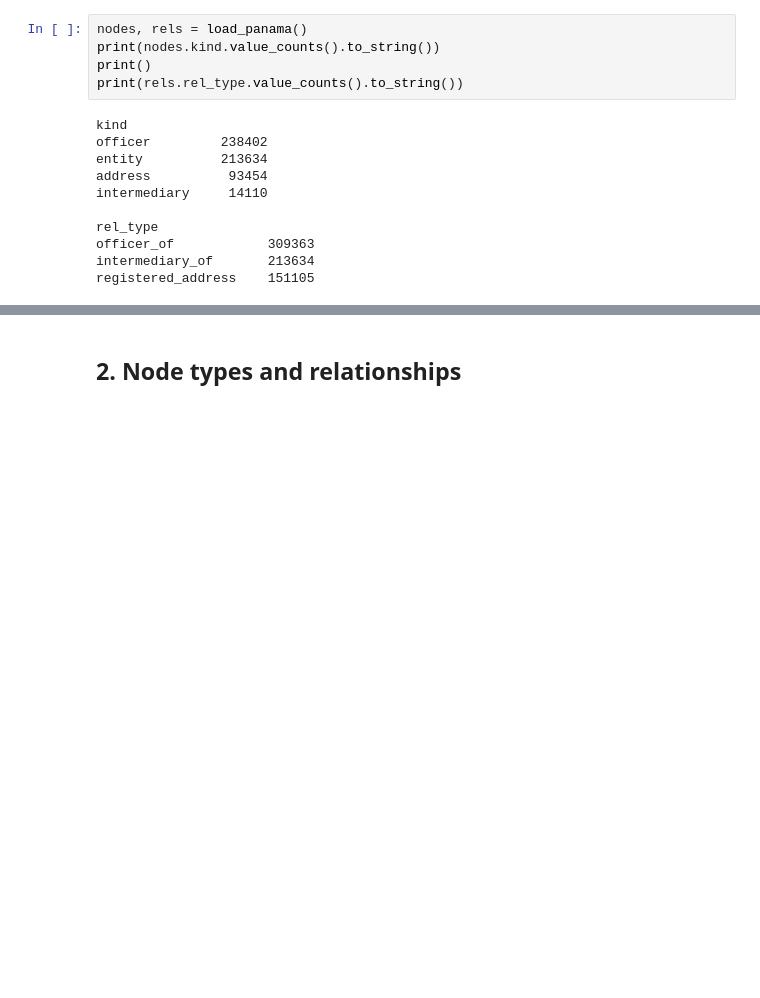
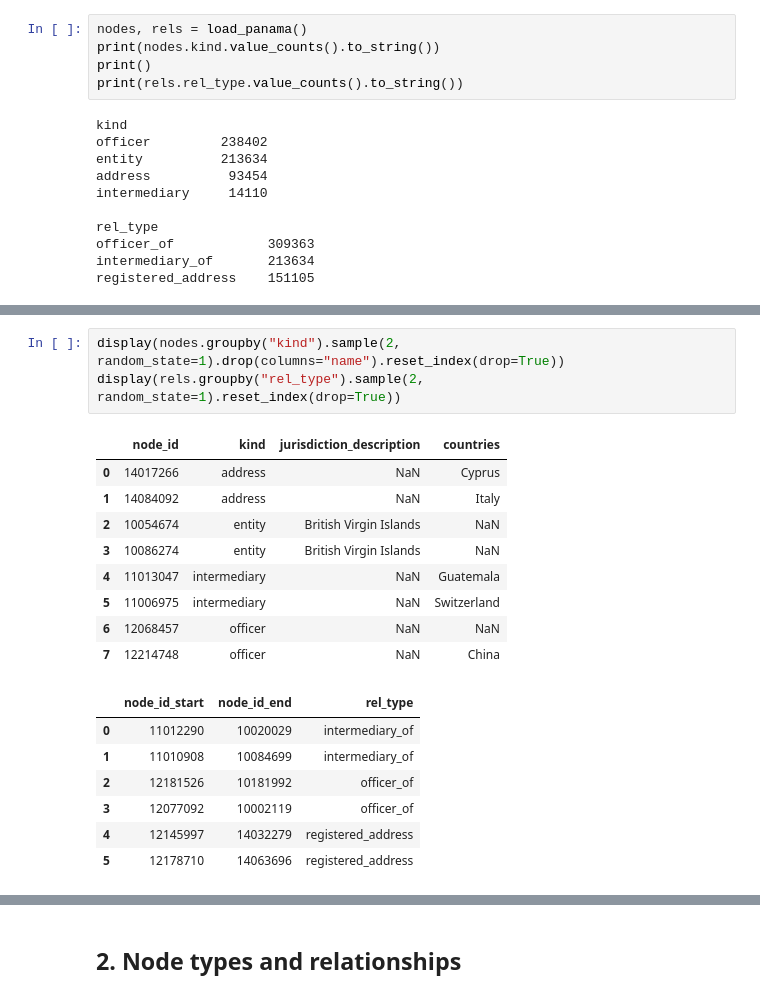
Before and after one commit to achillekrtf/offshore-graph, a Jupyter notebook: notebooks/01_data_and_graph.ipynb, the cells around one changed output, grey strips where cells are left out. Drawn from its saved outputs; the diff is of its cells as text; blank space fills up the shorter version.

```diff
--- a/notebooks/01_data_and_graph.ipynb
+++ b/notebooks/01_data_and_graph.ipynb
@@ -43,0 +142,20 @@ registered_address    151105
+# %%
+display(nodes.groupby("kind").sample(2, random_state=1).drop(columns="name").reset_index(drop=True))
+display(rels.groupby("rel_type").sample(2, random_state=1).reset_index(drop=True))
+# %% [output]
+|  | node_id | kind | jurisdiction_description | countries |
+| 0 | 14017266 | address | NaN | Cyprus |
+| 1 | 14084092 | address | NaN | Italy |
+| 2 | 10054674 | entity | British Virgin Islands | NaN |
+| 3 | 10086274 | entity | British Virgin Islands | NaN |
+| 4 | 11013047 | intermediary | NaN | Guatemala |
+| 5 | 11006975 | intermediary | NaN | Switzerland |
+| 6 | 12068457 | officer | NaN | NaN |
+| 7 | 12214748 | officer | NaN | China |
+|  | node_id_start | node_id_end | rel_type |
+| 0 | 11012290 | 10020029 | intermediary_of |
+| 1 | 11010908 | 10084699 | intermediary_of |
+| 2 | 12181526 | 10181992 | officer_of |
+| 3 | 12077092 | 10002119 | officer_of |
+| 4 | 12145997 | 14032279 | registered_address |
+| 5 | 12178710 | 14063696 | registered_address |
```
Also changed, not shown: parts of 13 cells of this notebook, 2 other files.
